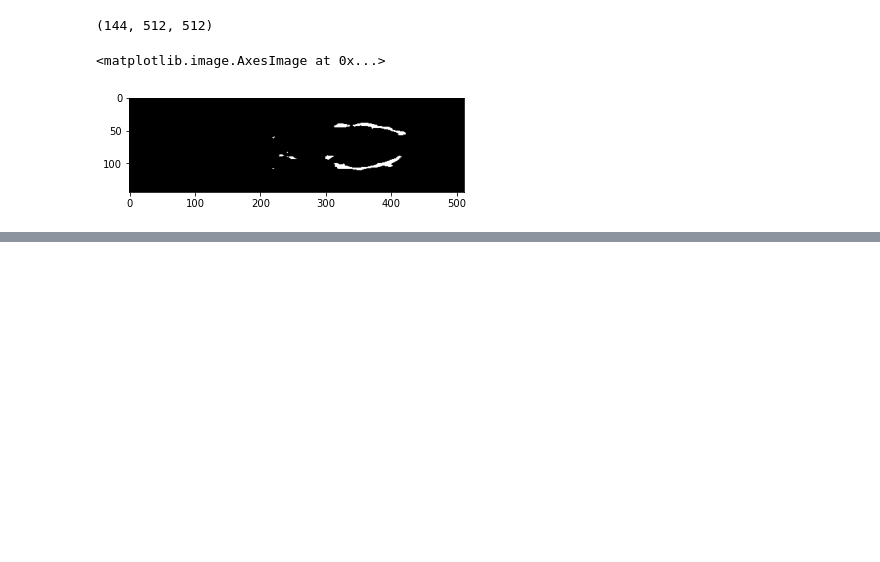
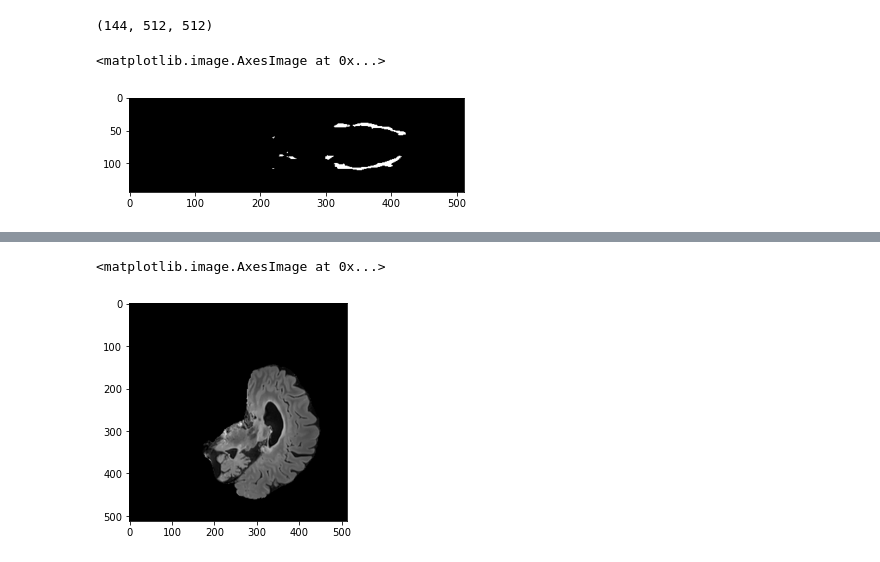
Before and after one commit to frblazquez/CNN_for_Multiple_Sclerosis, a Jupyter notebook: unet/unet_train.ipynb, the cells around one changed output, grey strips where cells are left out. Cells and saved outputs as stored; diff of their text form; code cells hidden in the pictures; blank space fills up the shorter version.

```diff
--- a/unet/unet_train.ipynb
+++ b/unet/unet_train.ipynb
@@ -156,0 +168,5 @@ plt.imshow(mask_data[:,:,300], cmap="gray")
+# %%
+plt.imshow(image_data[80,:,:], cmap="gray")
+# %% [output]
+<matplotlib.image.AxesImage at 0x...>
+[figure, added]
```
Also changed, not shown: parts of 3 cells of this notebook, 3 other files.
